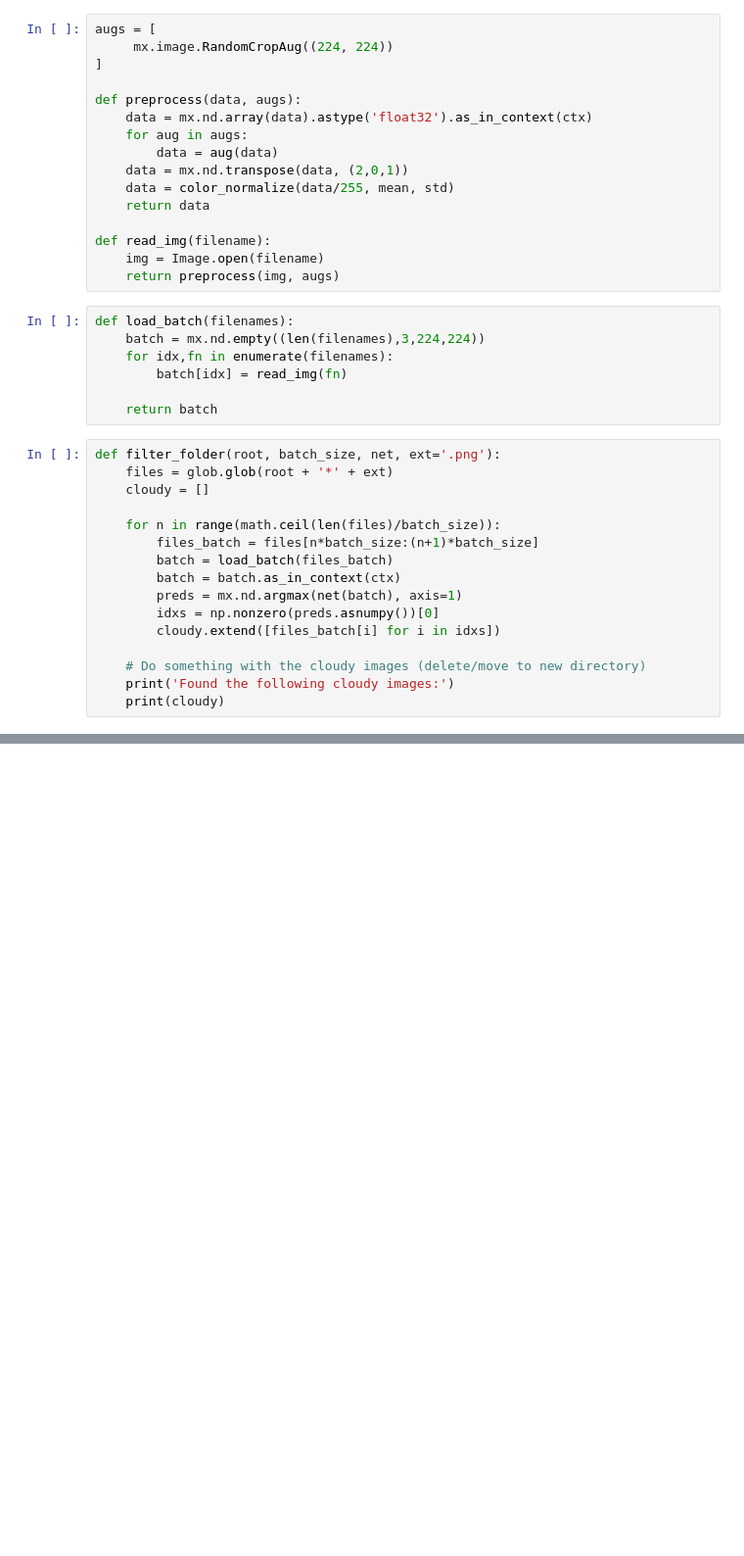
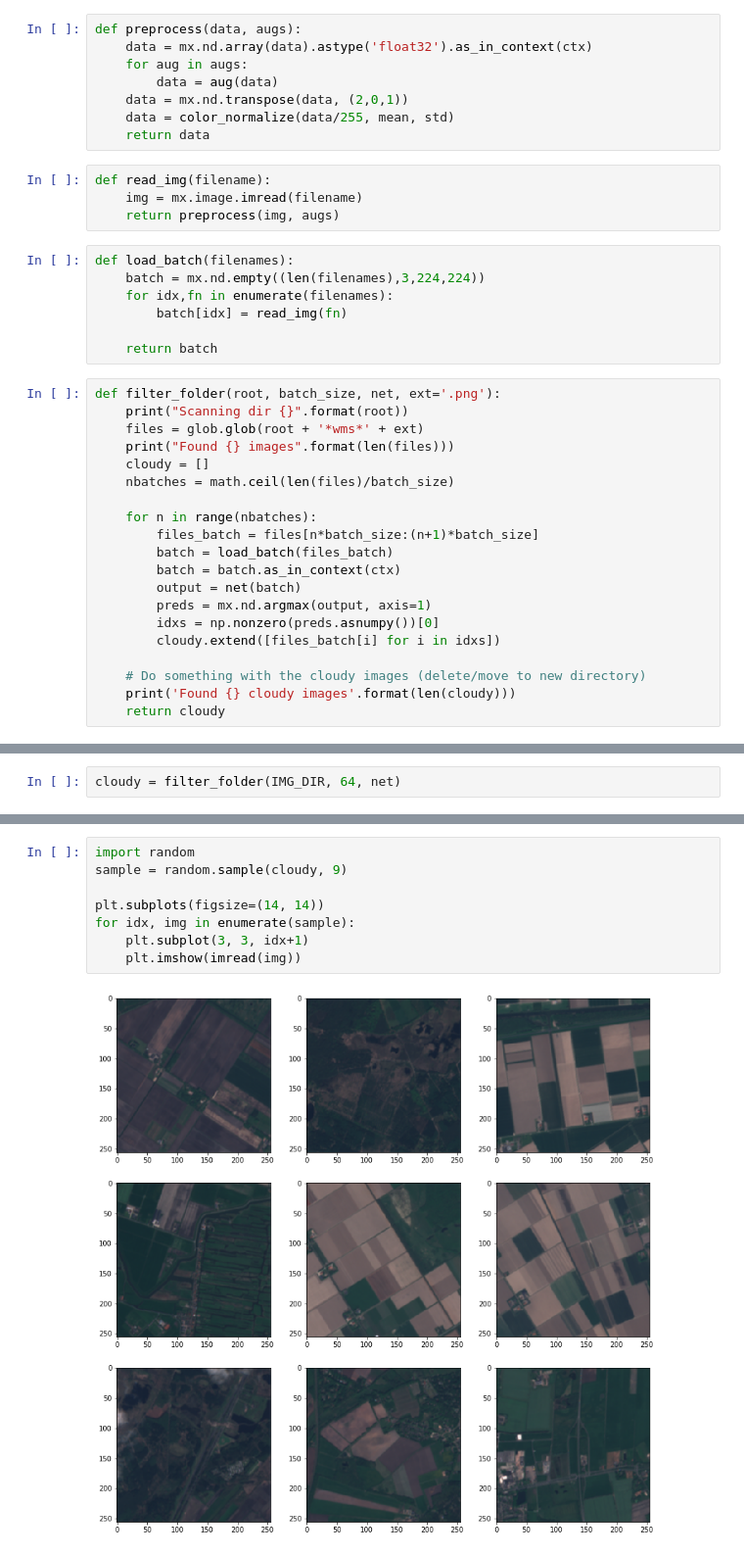
Before and after one commit to smarthi/satellite-images, a Jupyter notebook: preprocessing/demo_classifier.ipynb, the cells around one changed output, grey strips where cells are left out. Shown at 98% size. Drawn from its saved outputs; the diff is of its cells as text; blank space fills up the shorter version.

Commit message:
Added augmentor and filtering script

```diff
--- a/preprocessing/demo_classifier.ipynb
+++ b/preprocessing/demo_classifier.ipynb
@@ -32,8 +41,4 @@ std =  mx.nd.array([0.229, 0.224, 0.225], ctx=ctx).reshape((3,1,1))
 # %%
-augs = [
-     mx.image.RandomCropAug((224, 224))
-]
-
 def preprocess(data, augs):
     data = mx.nd.array(data).astype('float32').as_in_context(ctx)
     for aug in augs:
@@ -41,10 +46,10 @@ def preprocess(data, augs):
     data = mx.nd.transpose(data, (2,0,1))
     data = color_normalize(data/255, mean, std)
     return data
-
-def read_img(filename):
-    img = Image.open(filename)
-    return preprocess(img, augs)
+# %%
+def read_img(filename):
+    img = mx.image.imread(filename)
+    return preprocess(img, augs)
 # %%
 def load_batch(filenames):
     batch = mx.nd.empty((len(filenames),3,224,224))
@@ -54,17 +59,21 @@ def load_batch(filenames):
     return batch
 # %%
 def filter_folder(root, batch_size, net, ext='.png'):
-    files = glob.glob(root + '*' + ext)
+    print("Scanning dir {}".format(root))
+    files = glob.glob(root + '*wms*' + ext)
+    print("Found {} images".format(len(files)))
     cloudy = []
+    nbatches = math.ceil(len(files)/batch_size)
 
-    for n in range(math.ceil(len(files)/batch_size)):
+    for n in range(nbatches):
         files_batch = files[n*batch_size:(n+1)*batch_size]
         batch = load_batch(files_batch)
         batch = batch.as_in_context(ctx)
-        preds = mx.nd.argmax(net(batch), axis=1)
+        output = net(batch)
+        preds = mx.nd.argmax(output, axis=1)
         idxs = np.nonzero(preds.asnumpy())[0]
         cloudy.extend([files_batch[i] for i in idxs])
 
     # Do something with the cloudy images (delete/move to new directory)
-    print('Found the following cloudy images:')
-    print(cloudy)
+    print('Found {} cloudy images'.format(len(cloudy)))
+    return cloudy
@@ -75,0 +80,2 @@ Found the following cloudy images:
+# %%
+cloudy = filter_folder(IMG_DIR, 64, net)
@@ -75,0 +88,10 @@ Found the following cloudy images:
+# %%
+import random
+sample = random.sample(cloudy, 9)
+
+plt.subplots(figsize=(14, 14))
+for idx, img in enumerate(sample):
+    plt.subplot(3, 3, idx+1)
+    plt.imshow(imread(img))
+# %% [output]
+[figure, added]
```
Also changed, not shown: parts of 13 cells of this notebook, 5 other files.
